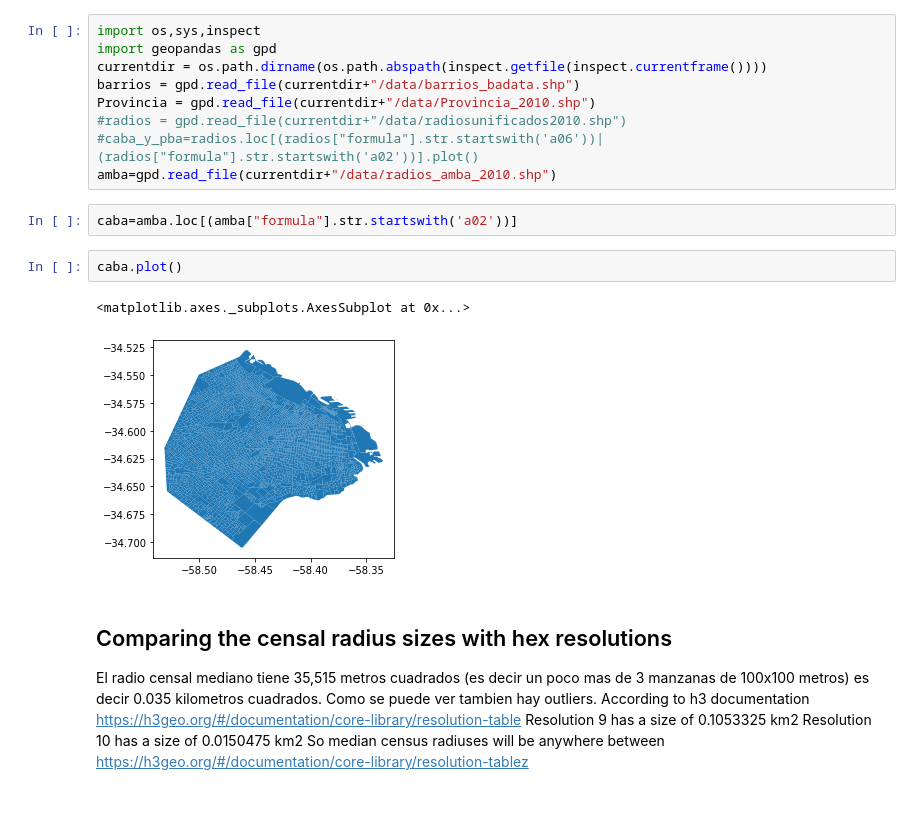
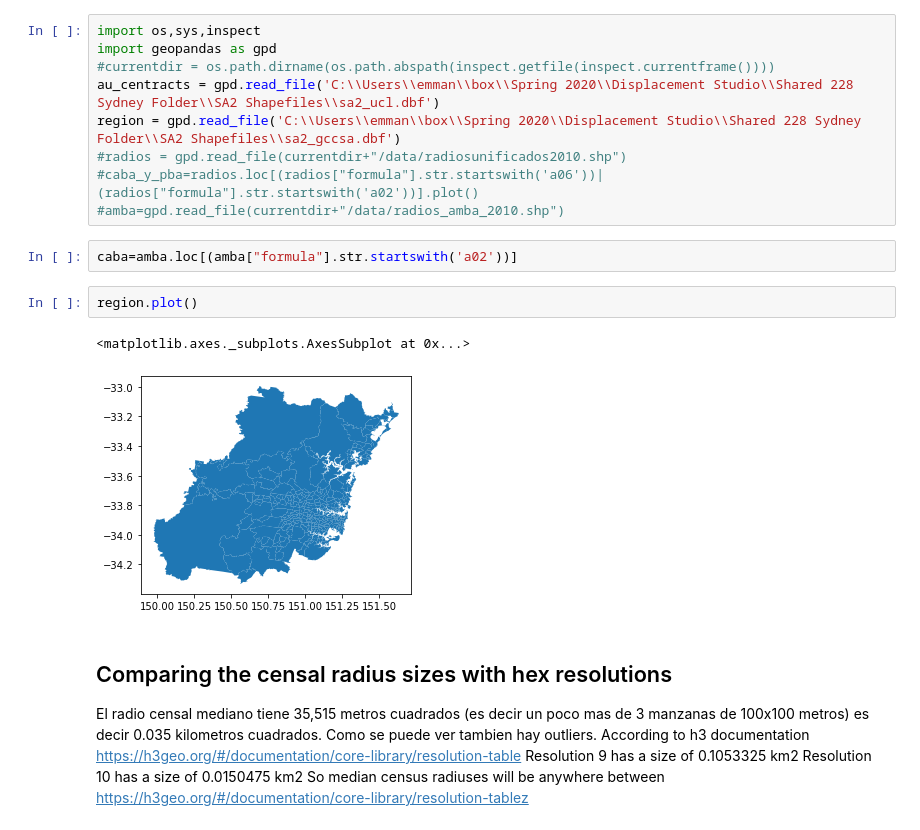
Before and after one commit to rpasquini/twitter_and_displacement, a Jupyter notebook: notebooks/h3 examples.ipynb, the cells around one changed output. Cells and saved outputs as stored; diff of their text form.

Commit message:
Changes to incorporate Sydney Data

```diff
--- a/notebooks/h3 examples.ipynb
+++ b/notebooks/h3 examples.ipynb
@@ -25,19 +25,19 @@ hex_boundary
 # %%
 import os,sys,inspect
 import geopandas as gpd
-currentdir = os.path.dirname(os.path.abspath(inspect.getfile(inspect.currentframe())))
-barrios = gpd.read_file(currentdir+"/data/barrios_badata.shp")
-Provincia = gpd.read_file(currentdir+"/data/Provincia_2010.shp")
+#currentdir = os.path.dirname(os.path.abspath(inspect.getfile(inspect.currentframe())))
+au_centracts = gpd.read_file('C:\\Users\\emman\\box\\Spring 2020\\Displacement Studio\\Shared 228 Sydney Folder\\SA2 Shapefiles\\sa2_ucl.dbf')
+region = gpd.read_file('C:\\Users\\emman\\box\\Spring 2020\\Displacement Studio\\Shared 228 Sydney Folder\\SA2 Shapefiles\\sa2_gccsa.dbf')
 #radios = gpd.read_file(currentdir+"/data/radiosunificados2010.shp")
 #caba_y_pba=radios.loc[(radios["formula"].str.startswith('a06'))|(radios["formula"].str.startswith('a02'))].plot()
-amba=gpd.read_file(currentdir+"/data/radios_amba_2010.shp")
+#amba=gpd.read_file(currentdir+"/data/radios_amba_2010.shp")
 # %%
 caba=amba.loc[(amba["formula"].str.startswith('a02'))]
 # %%
-caba.plot()
+region.plot()
 # %% [output]
 <matplotlib.axes._subplots.AxesSubplot at 0x...>
-[figure, old version]
+[figure, new version]
 # %% [markdown]
 ## Comparing the censal radius sizes with hex resolutions
 
```
Also changed, not shown: parts of 2 cells of this notebook, 5 other files.
